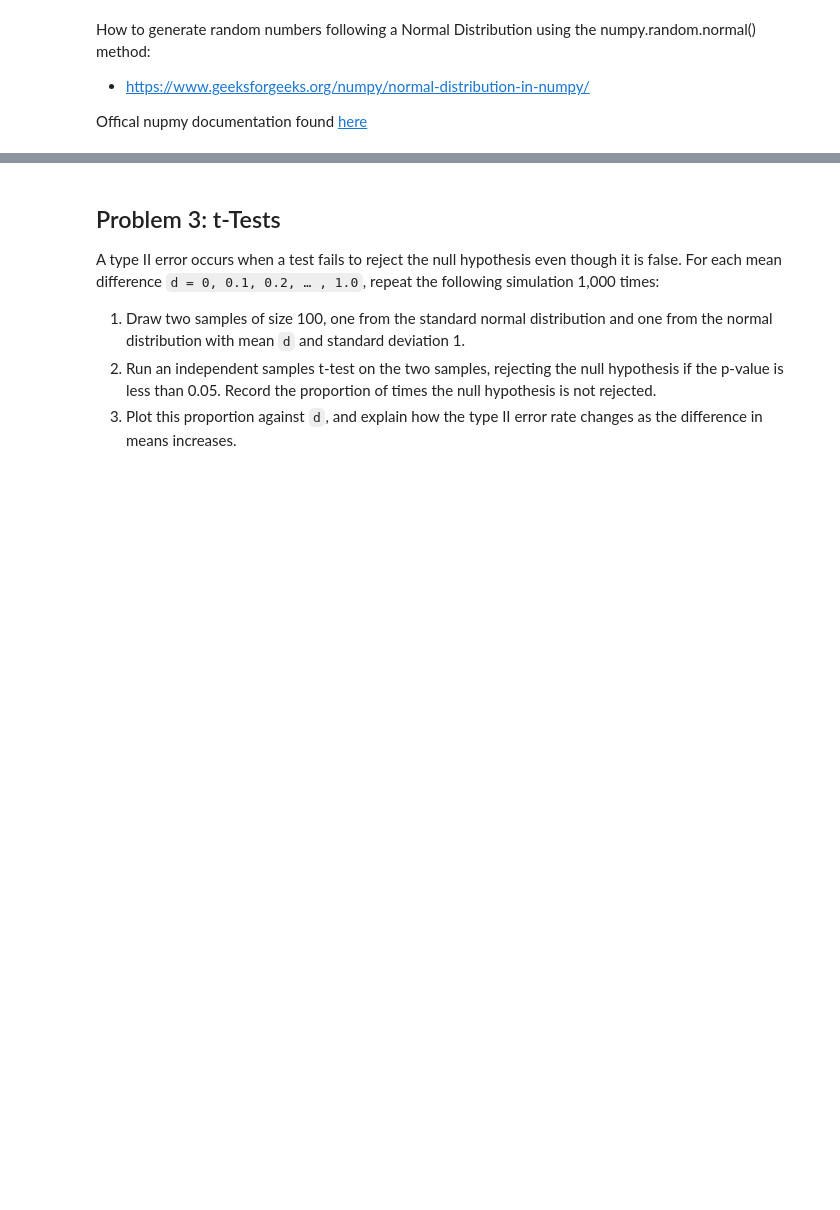
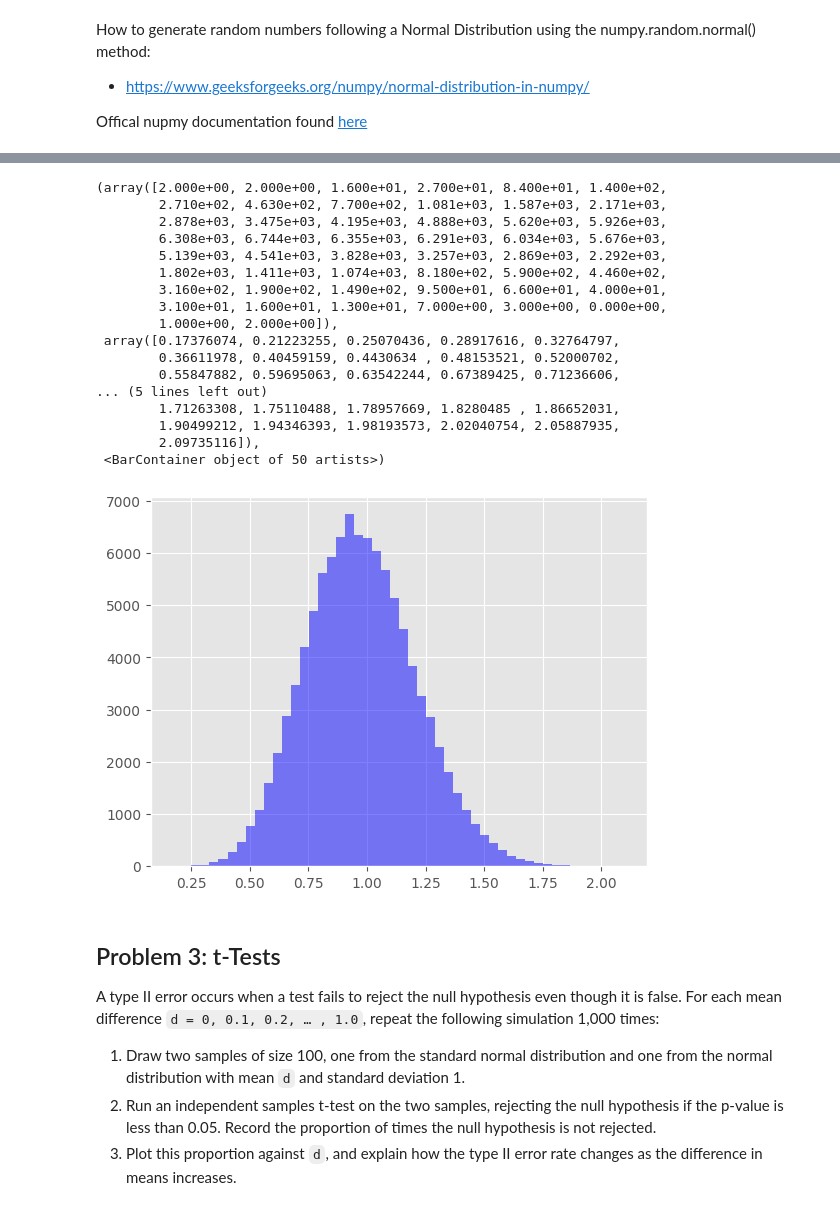
Before and after one commit to holmstead/applied_statistics, a Jupyter notebook: problems.ipynb, the cells around one changed output, grey strips where cells are left out. Saved outputs shown, nothing was run; the diff lists cells and outputs as text; code cells hidden in the pictures; blank space fills up the shorter version.

```diff
--- a/problems.ipynb
+++ b/problems.ipynb
@@ -272,3 +393,31 @@ plt.hist(samples)
+# %%
+# Calculate sample standard deviations (ddof=1)
+sample_sd = np.std(samples, axis=1, ddof=1)
+
+# Set up plot
+fig, ax = plt.subplots()
+
+# Plot histogram
+ax.hist(sample_sd, bins=50, alpha=0.5, label='Sample SD (ddof=1)', color='blue')
+# %% [output]
+(array([2.000e+00, 2.000e+00, 1.600e+01, 2.700e+01, 8.400e+01, 1.400e+02,
+        2.710e+02, 4.630e+02, 7.700e+02, 1.081e+03, 1.587e+03, 2.171e+03,
+        2.878e+03, 3.475e+03, 4.195e+03, 4.888e+03, 5.620e+03, 5.926e+03,
+        6.308e+03, 6.744e+03, 6.355e+03, 6.291e+03, 6.034e+03, 5.676e+03,
+        5.139e+03, 4.541e+03, 3.828e+03, 3.257e+03, 2.869e+03, 2.292e+03,
+        1.802e+03, 1.411e+03, 1.074e+03, 8.180e+02, 5.900e+02, 4.460e+02,
+        3.160e+02, 1.900e+02, 1.490e+02, 9.500e+01, 6.600e+01, 4.000e+01,
+        3.100e+01, 1.600e+01, 1.300e+01, 7.000e+00, 3.000e+00, 0.000e+00,
+        1.000e+00, 2.000e+00]),
+ array([0.17376074, 0.21223255, 0.25070436, 0.28917616, 0.32764797,
+        0.36611978, 0.40459159, 0.4430634 , 0.48153521, 0.52000702,
+        0.55847882, 0.59695063, 0.63542244, 0.67389425, 0.71236606,
+... (5 lines left out)
+        1.71263308, 1.75110488, 1.78957669, 1.8280485 , 1.86652031,
+        1.90499212, 1.94346393, 1.98193573, 2.02040754, 2.05887935,
+        2.09735116]),
+ <BarContainer object of 50 artists>)
+[figure, added]
 # %% [markdown]
 ## Problem 3: t-Tests
 
```
Also changed, not shown: parts of 35 cells of this notebook.
